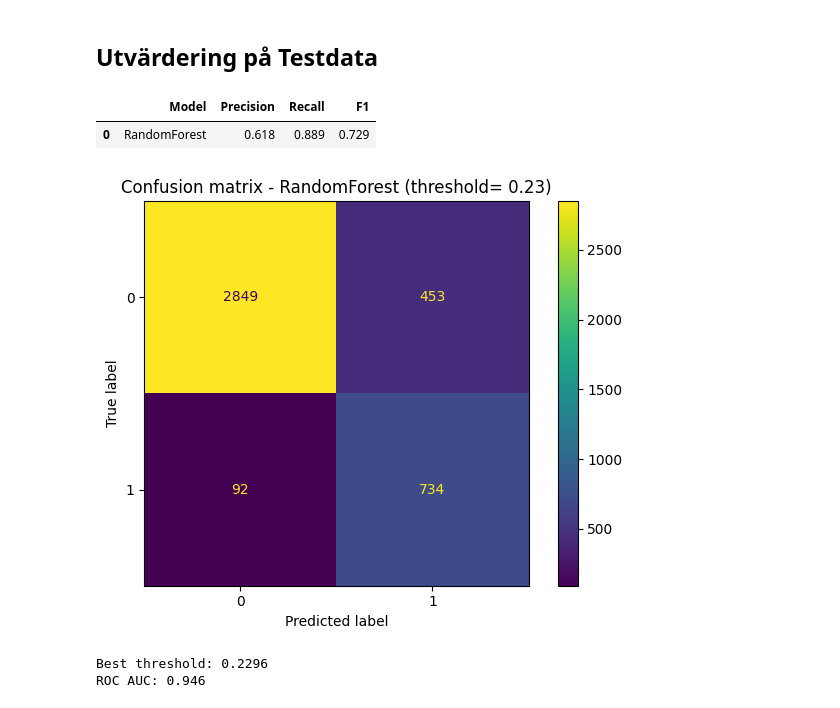
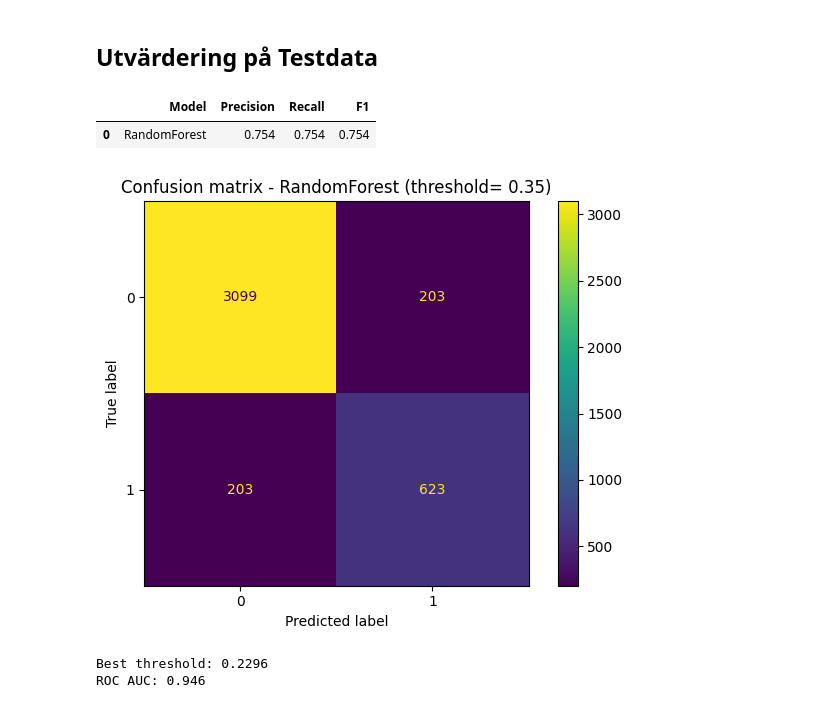
Before and after one commit to Jack-JackAttack/California_Housing, a Jupyter notebook: report.ipynb, the cells around one changed output. Drawn from its saved outputs; the diff is of its cells as text; code cells hidden in the pictures.

```diff
--- a/report.ipynb
+++ b/report.ipynb
@@ -517,31 +518,31 @@ plt.show()
 # %% [markdown]
 ## Utvärdering på Testdata
 # %%
-THRESHOLD = 0.23
+THRESHOLD = 0.35
 
 
 my_model.fit(X_train, y_train)
 
 
 
 y_proba = my_model.predict_proba(X_test)[:, 1]
 y_pred = (y_proba >= THRESHOLD).astype(int)
 
 # tn, fp, fn, tp = confusion_matrix(y_test, y_pred).ravel()
 
 
 display(metric_table(y_test, y_pred, "RandomForest"))
 
 
 cm = confusion_matrix(y_test, y_pred)
 ConfusionMatrixDisplay(cm).plot()
 plt.title(f"Confusion matrix - RandomForest (threshold= {THRESHOLD})")
 plt.tight_layout()
 plt.show()
 # %% [output]
 |  | Model | Precision | Recall | F1 |
-| 0 | RandomForest | 0.618 | 0.889 | 0.729 |
+| 0 | RandomForest | 0.754 | 0.754 | 0.754 |
-[figure, old version]
+[figure, new version]
 # %%
 from sklearn.metrics import roc_curve, roc_auc_score
 import numpy as np
```
Also changed, not shown: parts of 15 cells of this notebook.
